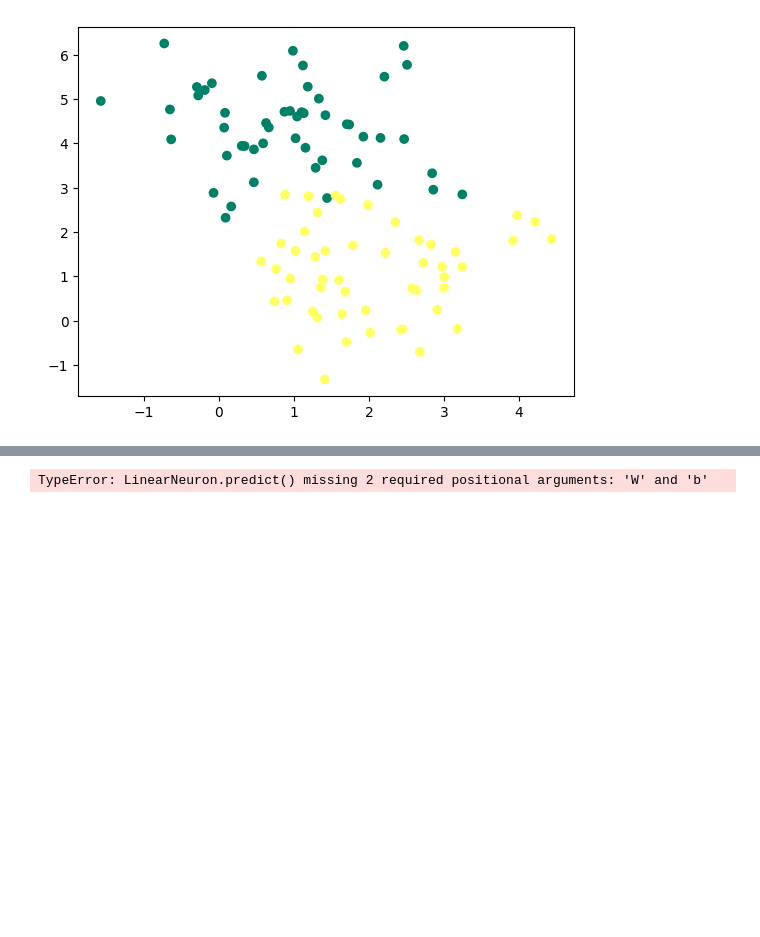
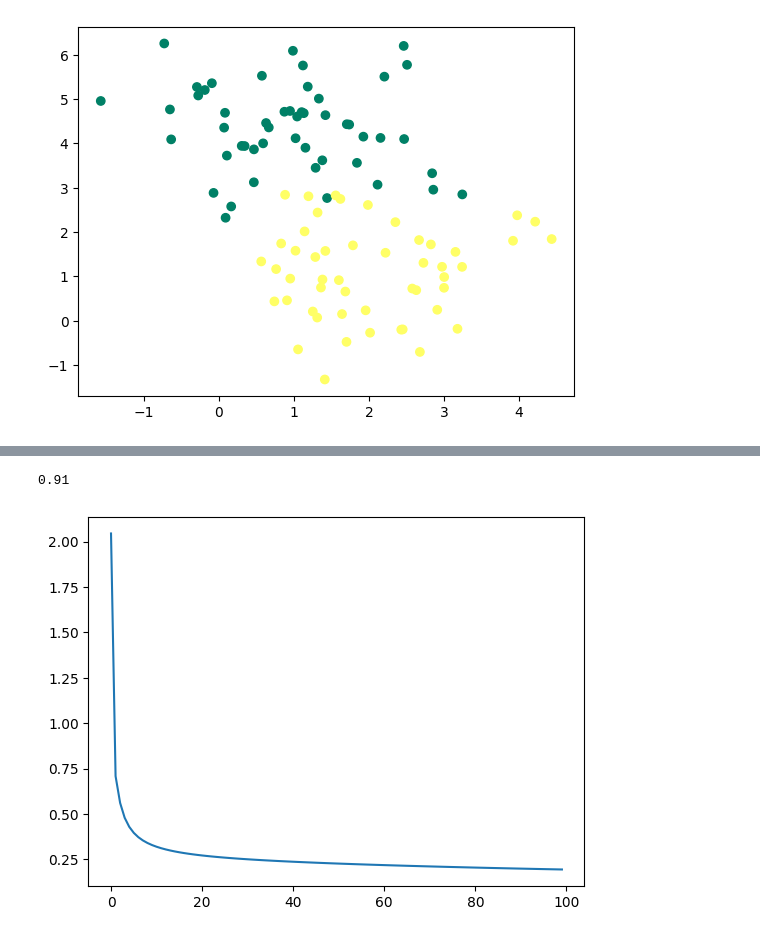
Before and after one commit to lucas066001/IllnessRecognition, a Jupyter notebook: bootstrap/dl/handWrittingNeuralNetwork.ipynb, the cells around one changed output, grey strips where cells are left out. Cells and saved outputs as stored; diff of their text form; code cells hidden in the pictures; blank space fills up the shorter version.

Commit message:
LCS: First application of previously developed neuron

```diff
--- a/bootstrap/dl/handWrittingNeuralNetwork.ipynb
+++ b/bootstrap/dl/handWrittingNeuralNetwork.ipynb
@@ -50,8 +50,16 @@ neuron.fit(X, y)
 # %%
 from sklearn.metrics import accuracy_score
 
+neuron = LinearNeuron(X, lr=0.5)
+
+loss = neuron.fit(X, y)
 y_pred= neuron.predict(X)
 
 accuracy_score(y, y_pred)
 # %% [output]
-TypeError: LinearNeuron.predict() missing 2 required positional arguments: 'W' and 'b'
+0.91
+# %%
+plt.plot(loss)
+plt.show()
+# %% [output]
+[figure, added]
```
Also changed, not shown: parts of 2 cells of this notebook, 3 other files.
